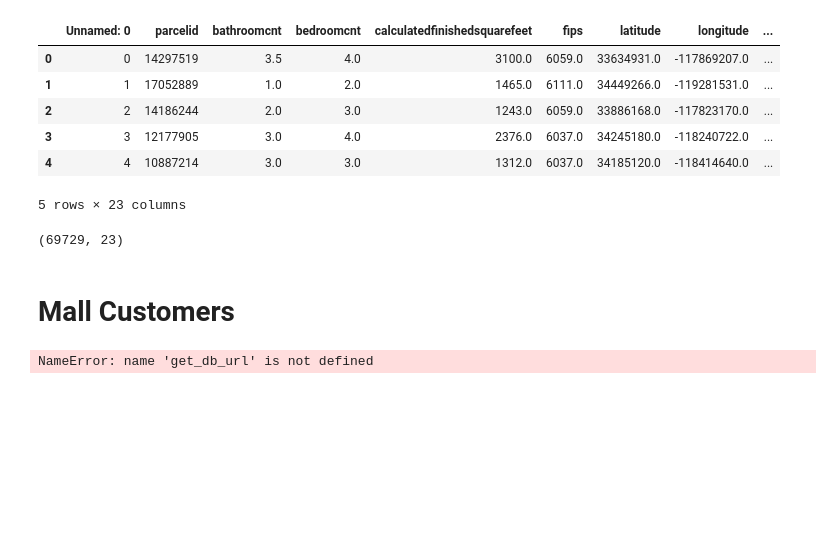
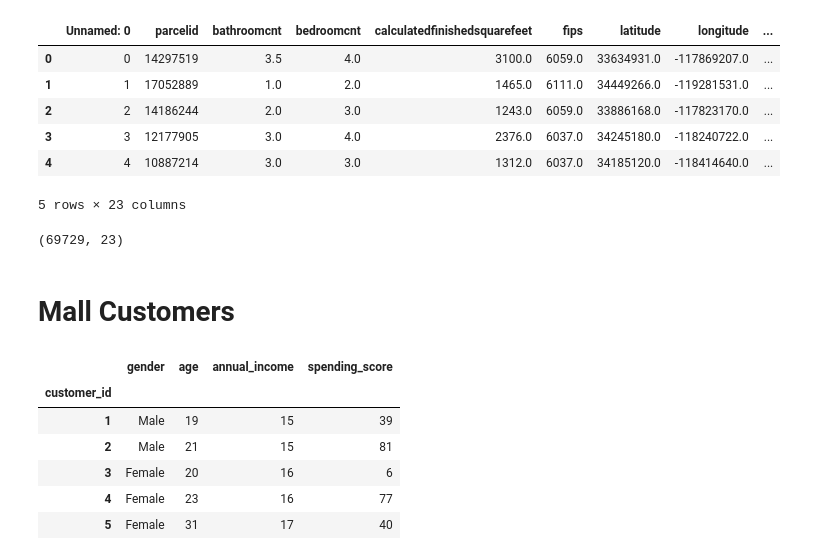
Before and after one commit to cfreeman22/clustering-exercises, a Jupyter notebook: zillow.ipynb, the cells around one changed output. Drawn from its saved outputs; the diff is of its cells as text; code cells hidden in the pictures; blank space fills up the shorter version.

```diff
--- a/zillow.ipynb
+++ b/zillow.ipynb
@@ -653,6 +644,14 @@ def get_mall_customers(sql):
 # %%
 # acquire data
 
-mall_df = get_mall_customers(sql)
+mall_df = aq.get_mall_data()
-# %% [output]
-NameError: name 'get_db_url' is not defined
+# %%
+mall_df.head()
+# %% [output]
+|  | gender | age | annual_income | spending_score |
+| customer_id |  |  |  |  |
+| 1 | Male | 19 | 15 | 39 |
+| 2 | Male | 21 | 15 | 81 |
+| 3 | Female | 20 | 16 | 6 |
+| 4 | Female | 23 | 16 | 77 |
+| 5 | Female | 31 | 17 | 40 |
```
Also changed, not shown: parts of 26 cells of this notebook, 1 other file.
